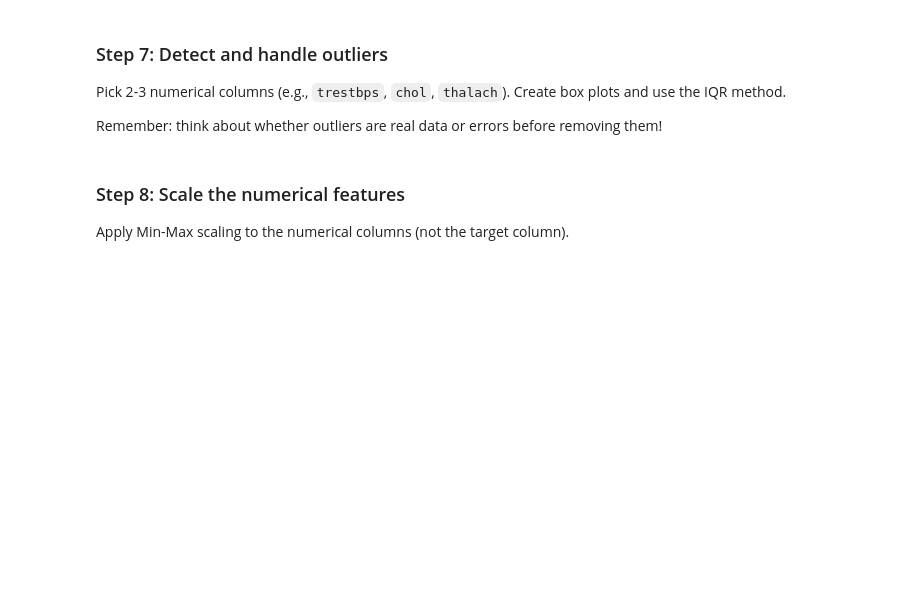
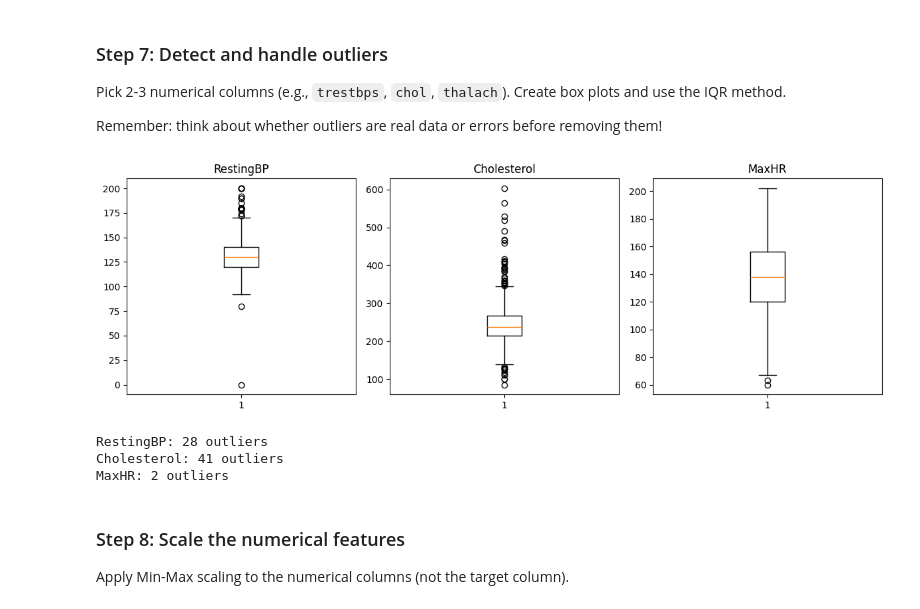
Before and after one commit to Farres26/CIS-3902-AI-MLFARRESAMRHAR, a Jupyter notebook: Data_Cleaning_Exercise_Class.ipynb, the cells around one changed output. Saved outputs shown, nothing was run; the diff lists cells and outputs as text; code cells hidden in the pictures; blank space fills up the shorter version.

```diff
--- a/Data_Cleaning_Exercise_Class.ipynb
+++ b/Data_Cleaning_Exercise_Class.ipynb
@@ -156,0 +151,4 @@ Check the percentage of missing values per column. Then decide what to do:
+# %%
+print((heart.isnull().sum() / len(heart)) * 100)
+print(f"\\nCholesterol == 0: {(heart['Cholesterol'] == 0).sum()} rows")
+heart['Cholesterol'] = heart['Cholesterol'].replace(0, heart[heart['Cholesterol'] != 0]['Cholesterol'].median())
@@ -171,0 +176,7 @@ Hint: Look at `.info()` output — how many unique values does each `object` col
+# %%
+
+heart['Sex'] = heart['Sex'].map({'M': 0, 'F': 1})
+heart['ExerciseAngina'] = heart['ExerciseAngina'].map({'N': 0, 'Y': 1})
+
+heart = pd.get_dummies(heart, columns=['ChestPainType', 'RestingECG', 'ST_Slope'], drop_first=True)
+heart.head()
@@ -182,3 +196,23 @@ Remember: think about whether outliers are real data or errors before removing t
+# %%
+cols = ['RestingBP', 'Cholesterol', 'MaxHR']
+
+fig, axes = plt.subplots(1, 3, figsize=(12, 4))
+for i, col in enumerate(cols):
+    axes[i].boxplot(heart[col])
+    axes[i].set_title(col)
+plt.tight_layout()
+plt.show()
+
+for col in cols:
+    Q1, Q3 = heart[col].quantile([0.25, 0.75])
+    IQR = Q3 - Q1
+    n = ((heart[col] < Q1 - 1.5 * IQR) | (heart[col] > Q3 + 1.5 * IQR)).sum()
+    print(f"{col}: {n} outliers")
+# %% [output]
+[figure, added]
+RestingBP: 28 outliers
+Cholesterol: 41 outliers
+MaxHR: 2 outliers
 # %% [markdown]
 ### Step 8: Scale the numerical features
 
```
Also changed, not shown: parts of 8 cells of this notebook.
